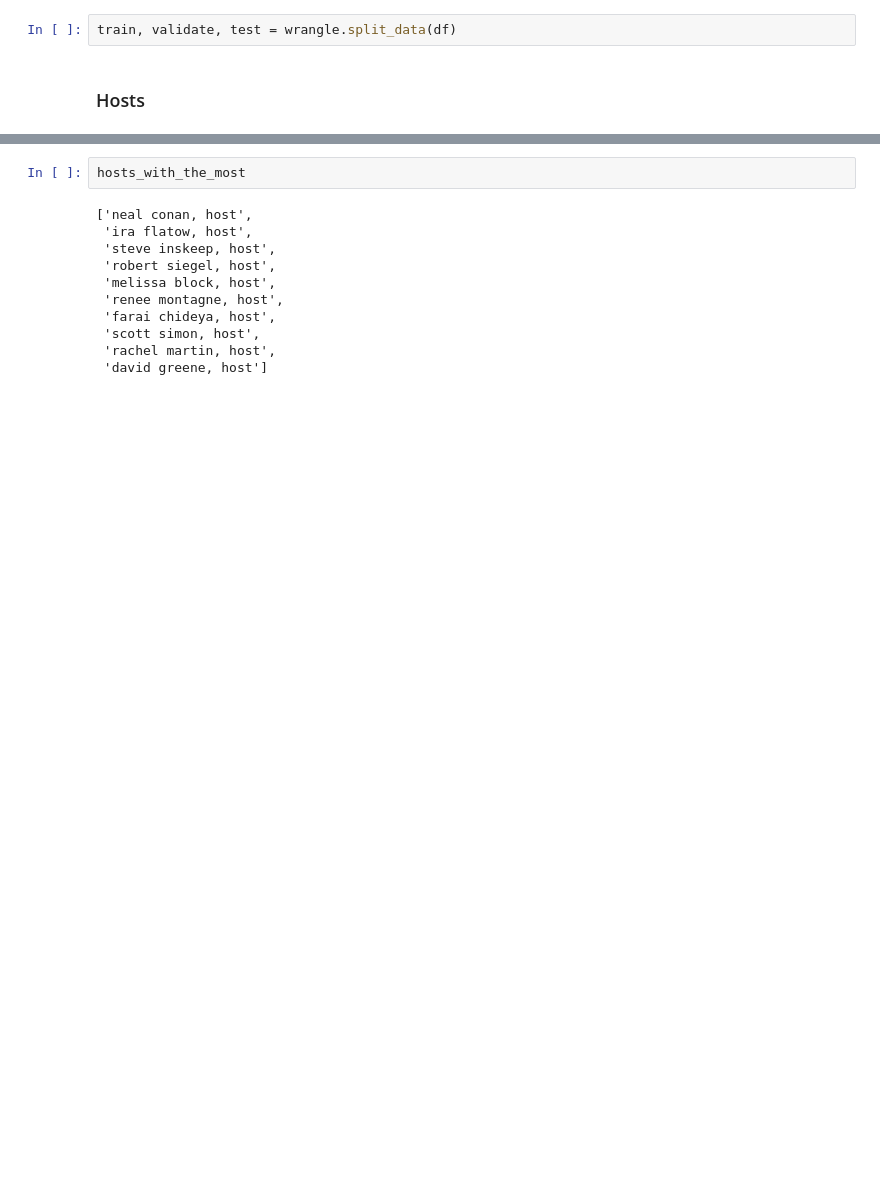
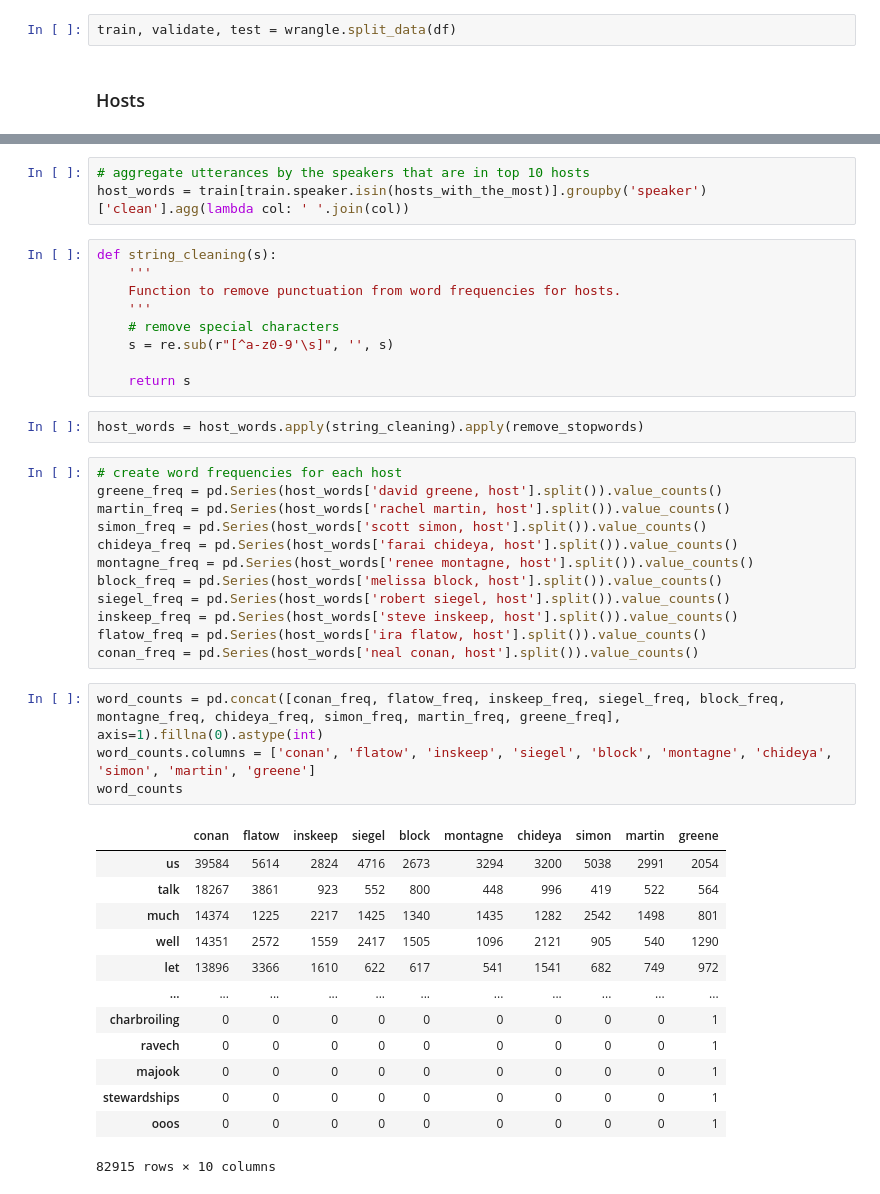
Before and after one commit to npr-nlp/npr-nlp-project, a Jupyter notebook: wheeler_notebook.ipynb, the cells around one changed output, grey strips where cells are left out. Drawn from its saved outputs; the diff is of its cells as text; blank space fills up the shorter version.

```diff
--- a/wheeler_notebook.ipynb
+++ b/wheeler_notebook.ipynb
@@ -363,13 +227,44 @@ top_hosts_df
-# %%
-hosts_with_the_most
-# %% [output]
-['neal conan, host',
- 'ira flatow, host',
- 'steve inskeep, host',
- 'robert siegel, host',
- 'melissa block, host',
- 'renee montagne, host',
- 'farai chideya, host',
- 'scott simon, host',
- 'rachel martin, host',
- 'david greene, host']
+# %%
+# aggregate utterances by the speakers that are in top 10 hosts
+host_words = train[train.speaker.isin(hosts_with_the_most)].groupby('speaker')['clean'].agg(lambda col: ' '.join(col))
+# %%
+def string_cleaning(s):
+    '''
+    Function to remove punctuation from word frequencies for hosts.
+    '''
+    # remove special characters
+    s = re.sub(r"[^a-z0-9'\s]", '', s)
+
+    return s
+# %%
+host_words = host_words.apply(string_cleaning).apply(remove_stopwords)
+# %%
+# create word frequencies for each host
+greene_freq = pd.Series(host_words['david greene, host'].split()).value_counts()
+martin_freq = pd.Series(host_words['rachel martin, host'].split()).value_counts()
+simon_freq = pd.Series(host_words['scott simon, host'].split()).value_counts()
+chideya_freq = pd.Series(host_words['farai chideya, host'].split()).value_counts()
+montagne_freq = pd.Series(host_words['renee montagne, host'].split()).value_counts()
+block_freq = pd.Series(host_words['melissa block, host'].split()).value_counts()
+siegel_freq = pd.Series(host_words['robert siegel, host'].split()).value_counts()
+inskeep_freq = pd.Series(host_words['steve inskeep, host'].split()).value_counts()
+flatow_freq = pd.Series(host_words['ira flatow, host'].split()).value_counts()
+conan_freq = pd.Series(host_words['neal conan, host'].split()).value_counts()
+# %%
+word_counts = pd.concat([conan_freq, flatow_freq, inskeep_freq, siegel_freq, block_freq, montagne_freq, chideya_freq, simon_freq, martin_freq, greene_freq], axis=1).fillna(0).astype(int)
+word_counts.columns = ['conan', 'flatow', 'inskeep', 'siegel', 'block', 'montagne', 'chideya', 'simon', 'martin', 'greene']
+word_counts
+# %% [output]
+|  | conan | flatow | inskeep | siegel | block | montagne | chideya | simon | martin | greene |
+| us | 39584 | 5614 | 2824 | 4716 | 2673 | 3294 | 3200 | 5038 | 2991 | 2054 |
+| talk | 18267 | 3861 | 923 | 552 | 800 | 448 | 996 | 419 | 522 | 564 |
+| much | 14374 | 1225 | 2217 | 1425 | 1340 | 1435 | 1282 | 2542 | 1498 | 801 |
+| well | 14351 | 2572 | 1559 | 2417 | 1505 | 1096 | 2121 | 905 | 540 | 1290 |
+| let | 13896 | 3366 | 1610 | 622 | 617 | 541 | 1541 | 682 | 749 | 972 |
+| ... | ... | ... | ... | ... | ... | ... | ... | ... | ... | ... |
+| charbroiling | 0 | 0 | 0 | 0 | 0 | 0 | 0 | 0 | 0 | 1 |
+| ravech | 0 | 0 | 0 | 0 | 0 | 0 | 0 | 0 | 0 | 1 |
+| majook | 0 | 0 | 0 | 0 | 0 | 0 | 0 | 0 | 0 | 1 |
+| stewardships | 0 | 0 | 0 | 0 | 0 | 0 | 0 | 0 | 0 | 1 |
+| ooos | 0 | 0 | 0 | 0 | 0 | 0 | 0 | 0 | 0 | 1 |
+82915 rows × 10 columns
```
Also changed, not shown: parts of 69 cells of this notebook.
